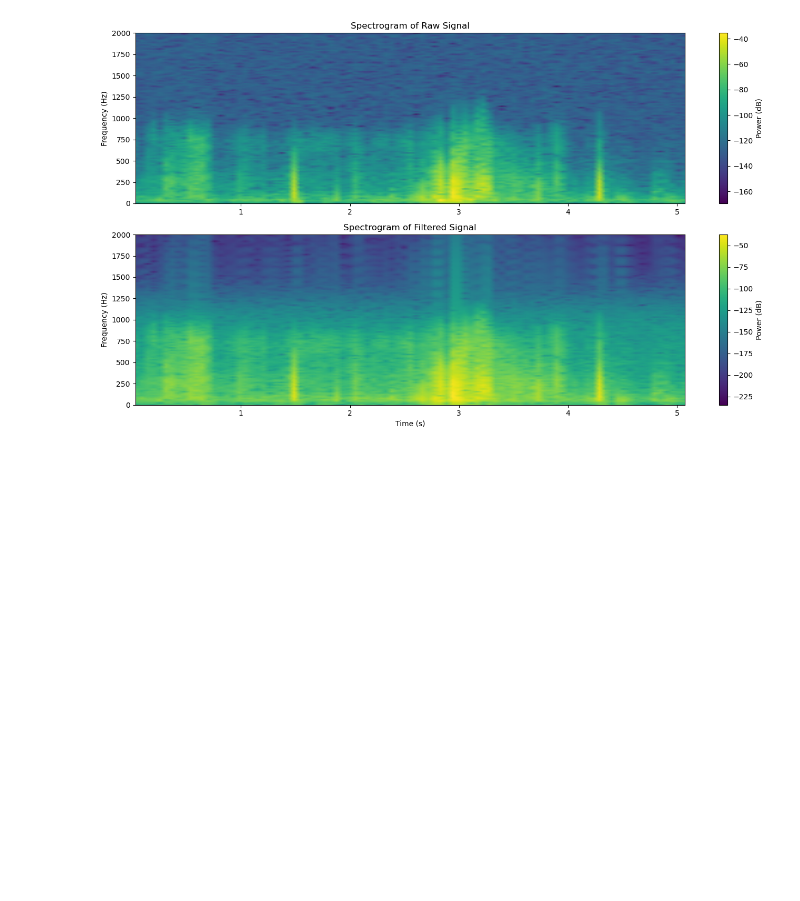
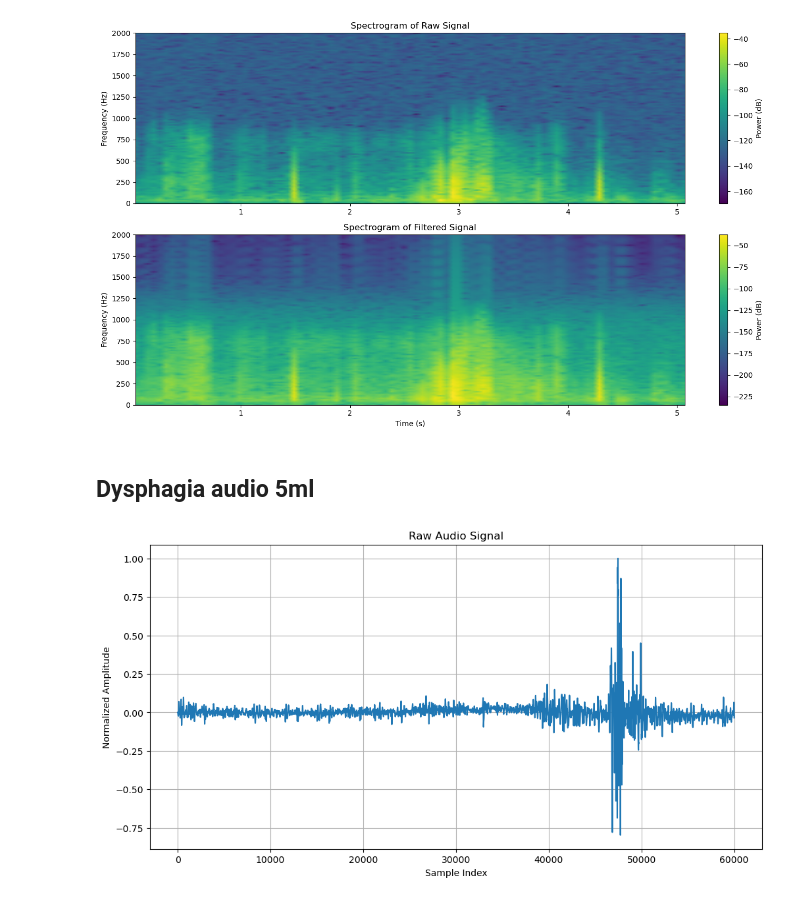
Before and after one commit to TTorres98/Swallowing-Detection, a Jupyter notebook: Biosppy_test.ipynb, the cells around one changed output. Drawn from its saved outputs; the diff is of its cells as text; code cells hidden in the pictures; blank space fills up the shorter version.

```diff
--- a/Biosppy_test.ipynb
+++ b/Biosppy_test.ipynb
@@ -252,3 +252,35 @@ plt.tight_layout()
 plt.show()
 # %% [output]
 [figure]
+# %% [markdown]
+## Dysphagia audio 5ml
+# %%
+import os
+import sys
+import biosppy
+import scipy
+import matplotlib.pyplot as plt
+import numpy as np
+from biosppy.signals import tools
+from scipy.io import wavfile
+
+# Load the audio file
+sampling_rate, audio_signal = wavfile.read(r'C:\Users\Teresa\Desktop\MBBAS (2ºano)\Tese\archive_dataset\Liquido fino\Liquido fino 5mL\001.wav')
+
+# Ensure the signal is single-channel (convert stereo to mono)
+if len(audio_signal.shape) > 1:
+    audio_signal = audio_signal.mean(axis=1)
+
+# Normalize the signal (optional, for better visualization)
+audio_signal = audio_signal / np.max(np.abs(audio_signal))
+
+# Plot the raw audio signal
+plt.figure(figsize=(12, 6))
+plt.plot(audio_signal)
+plt.title('Raw Audio Signal')
+plt.xlabel('Sample Index')
+plt.ylabel('Normalized Amplitude')
+plt.grid()
+plt.show()
+# %% [output]
+[figure, added]
```
Also changed, not shown: parts of 1 cell of this notebook, 1 other file.
